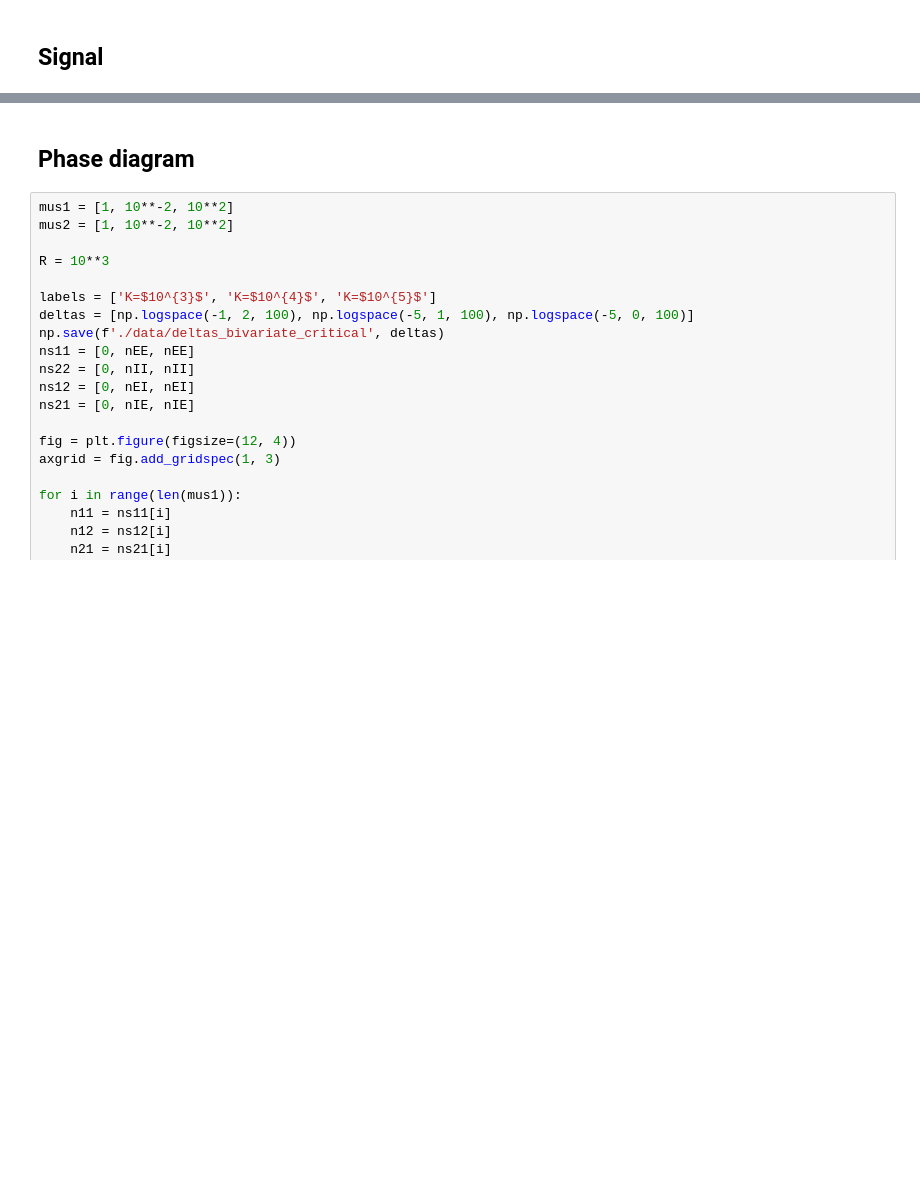
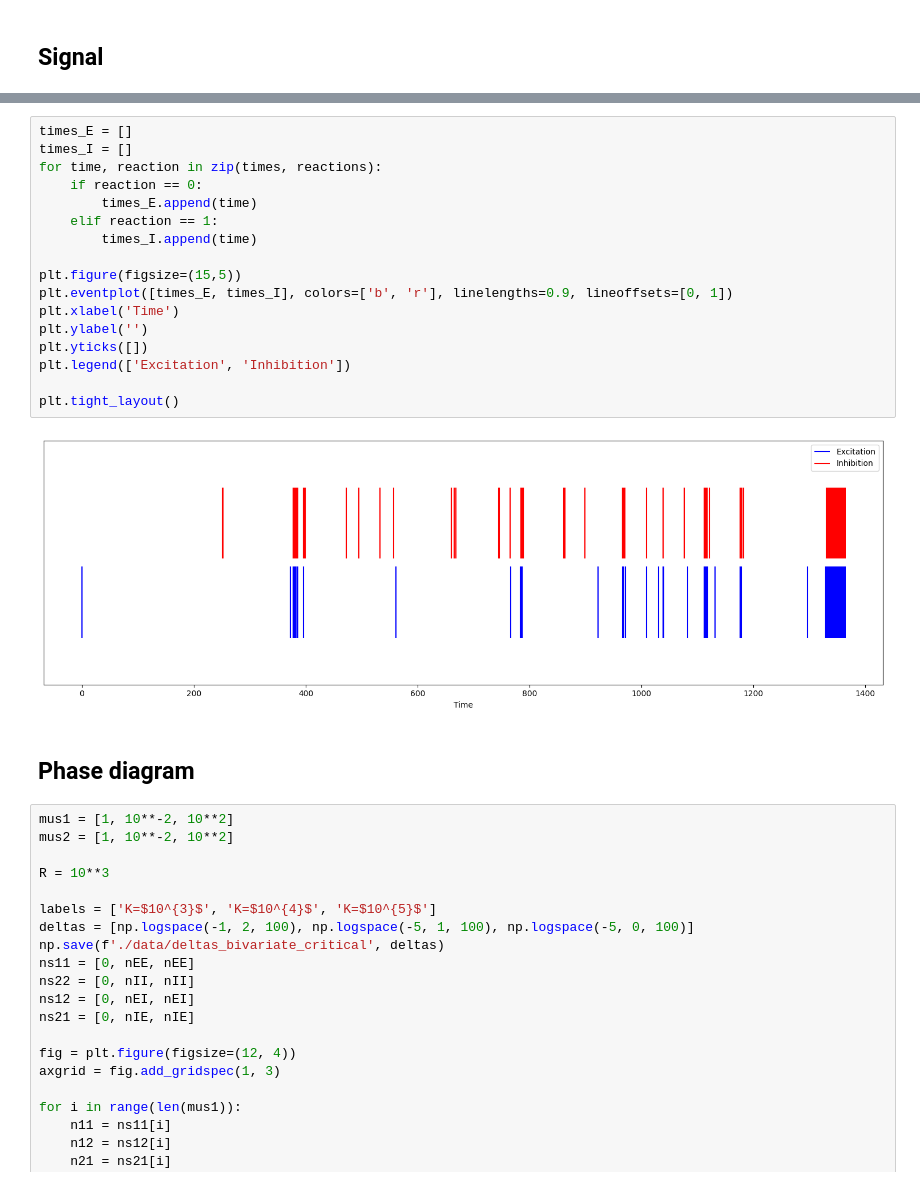
Before and after one commit to RivasAntonio/TFM, a Jupyter notebook: Códigos/Hawkes/save_data.ipynb, the cells around one changed output, grey strips where cells are left out. Drawn from its saved outputs; the diff is of its cells as text; blank space fills up the shorter version.

```diff
--- a/Códigos/Hawkes/save_data.ipynb
+++ b/Códigos/Hawkes/save_data.ipynb
@@ -1467,3 +1519,22 @@ plt.tight_layout()
+# %%
+times_E = []
+times_I = []
+for time, reaction in zip(times, reactions):
+    if reaction == 0:
+        times_E.append(time)
+    elif reaction == 1:
+        times_I.append(time)
+
+plt.figure(figsize=(15,5))
+plt.eventplot([times_E, times_I], colors=['b', 'r'], linelengths=0.9, lineoffsets=[0, 1])
+plt.xlabel('Time')
+plt.ylabel('')
+plt.yticks([])
+plt.legend(['Excitation', 'Inhibition'])
+
+plt.tight_layout()
+# %% [output]
+[figure, added]
 # %% [markdown]
 ## Phase diagram
 # %%
```
Also changed, not shown: parts of 5 cells of this notebook, 28 other files.
